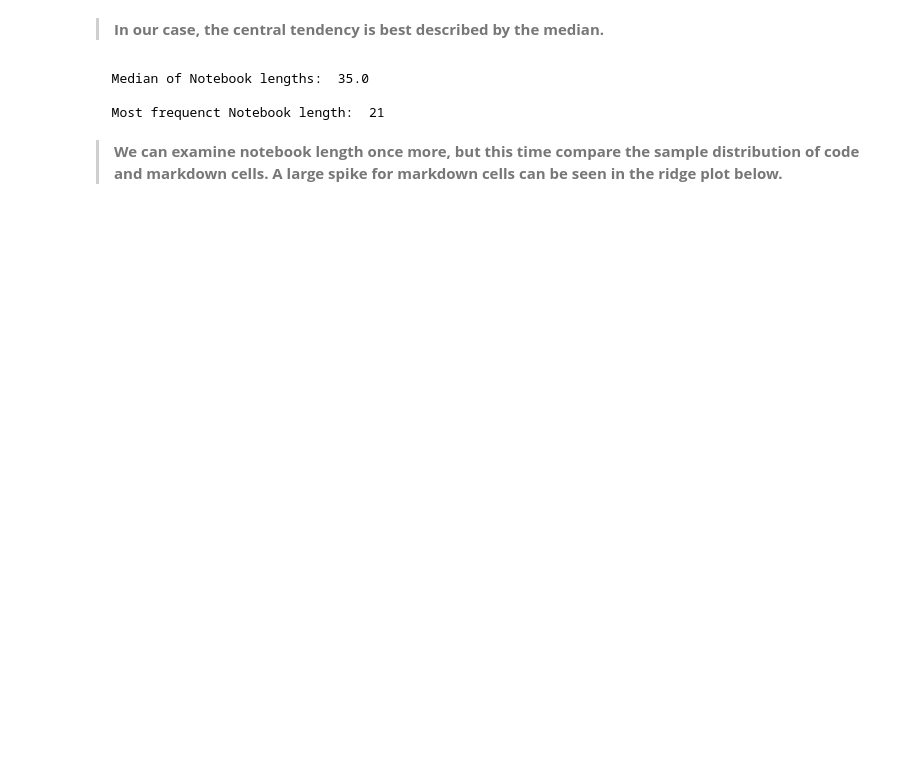
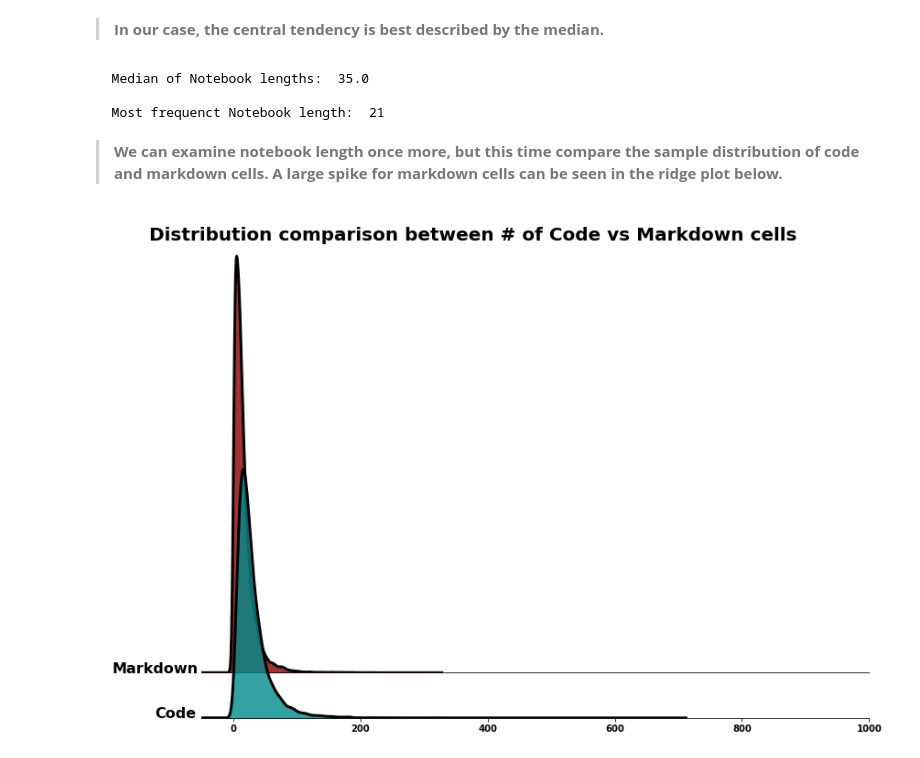
Before and after one commit to rahiakela/kaggle-competition-projects, a Jupyter notebook: google-ai4code/01_exploratory_data_analysis.ipynb, the cells around one changed output. Saved outputs shown, nothing was run; the diff lists cells and outputs as text; code cells hidden in the pictures; blank space fills up the shorter version.

```diff
--- a/google-ai4code/01_exploratory_data_analysis.ipynb
+++ b/google-ai4code/01_exploratory_data_analysis.ipynb
@@ -226,0 +222,46 @@ colors=["#8b0000", "#008b8b"]
+# %%
+fig, axs = plt.subplots(2, 2, figsize=(15, 10), gridspec_kw={'width_ratios': [1, 7]})
+fig.subplots_adjust(wspace=0.01, hspace=-0.9)
+
+colors=["#8b0000", "#008b8b"]
+for i, df_count in enumerate([df_counts.markdown_count, df_counts.code_count]):
+  kde = df_count.plot.kde(ax=axs[i, 1], color="black", bw_method=0.15, lw=3)
+
+  # Fill
+  x = kde.get_children()[0]._x
+  y = kde.get_children()[0]._y
+  axs[i,1].fill_between(x, y, color=colors[i], alpha=0.8)
+
+  rect = axs[i, 1].patch
+  rect.set_alpha(0)
+
+  # Uniform axes
+  axs[i,1].set_xlim(-50, 1000)
+  axs[i,1].set_ylim(0, 0.05)
+
+  axs[i,1].yaxis.set_visible(False)
+
+  for txt in ["top","right","left"]:
+    axs[i,1].spines[txt].set_visible(False)
+
+axs[0,1].tick_params(axis="x", which="both", colors = "#E2E2E2")
+axs[0,1].xaxis.set_visible(False)
+
+# remove the underlying axes and create one big
+gs = axs[0, 0].get_gridspec()
+for ax in axs[:, 0]:
+  ax.remove()
+ax = fig.add_subplot(gs[:, 0])
+ax.set_ylim(0,2)
+ax.text(0.1, 0.18, "Markdown", color = "black", size = 16, weight='bold')
+ax.text(0.55, 0, "Code", color = "black", size = 16, weight='bold')
+
+# Hide axis spine, ticks
+for txt in ["top","right","left","bottom"]:
+  ax.spines[txt].set_visible(False)
+ax.yaxis.set_visible(False)
+ax.xaxis.set_visible(False)
+
+fig.suptitle('Distribution comparison between # of Code vs Markdown cells', size=20, y=0.87);
+# %% [output]
+[figure, added]
```
Also changed, not shown: parts of 19 cells of this notebook.
